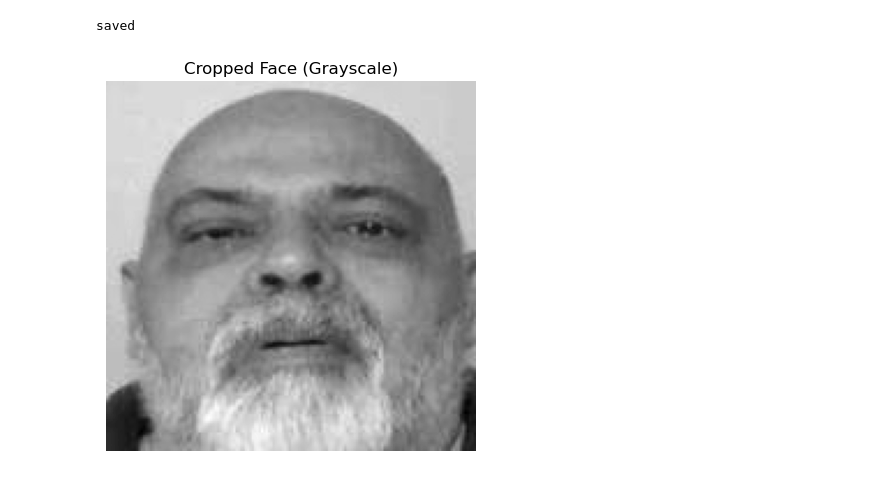
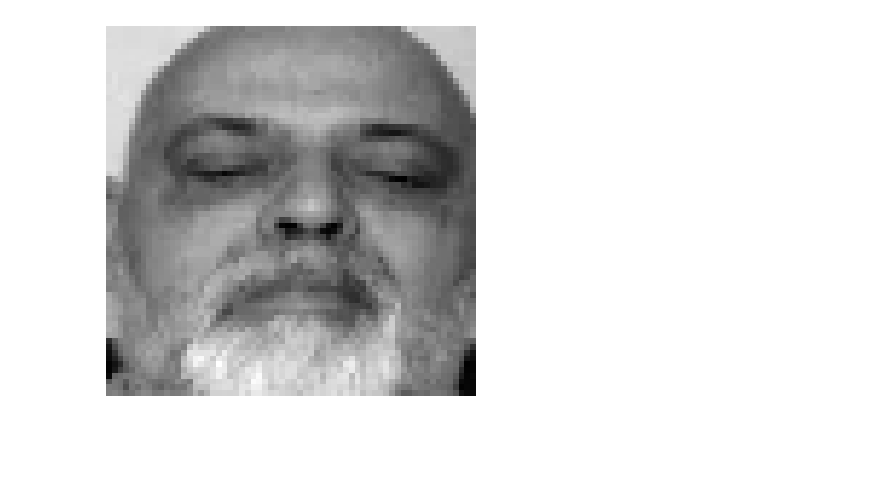
Before and after one commit to shrpatki/CNS_Facial_Stroke_Detection, a Jupyter notebook: facial_stroke.ipynb, the cells around one changed output. Cells and saved outputs as stored; diff of their text form; code cells hidden in the pictures; blank space fills up the shorter version.

```diff
--- a/facial_stroke.ipynb
+++ b/facial_stroke.ipynb
@@ -14,40 +1,33 @@ Models are ready to use
-# %%
-from PIL import Image
-
-imag_path = r"C:\Users\shrpa\Desktop\Stroke_proj\images\OP01_02_DDK_PA_color.avi_253.jpg"
-save_path = r"C:\Users\shrpa\Desktop\Stroke_proj\images\updated_OP01_02_DDK_PA_color.avi_253.jpg"
-
-img = Image.open(imag_path)
-
-img_cropped = mtcnn(img, save_path)
-
-img_embedding = resnet(img_cropped.unsqueeze(0))
-
-resnet.classify = True
-img_probs = resnet(img_cropped.unsqueeze(0))
-
-print("saved")
-# %% [output]
-saved
-# %%
-import matplotlib.pyplot as plt
-import matplotlib.image as mpimg
-import os
-
-if os.path.exists(save_path):
-    img = mpimg.imread(save_path)
-
-    if img.ndim == 3 and img.shape[2] == 3:
-        # Use luminosity method: Y = 0.299 R + 0.587 G + 0.114 B
-        img_gray = img[:, :, 0]*0.299 + img[:, :, 1]*0.587 + img[:, :, 2]*0.114
-    else:
-        img_gray = img  # already grayscale
-
-    plt.imshow(img_gray, cmap='gray')
-    plt.axis('off')
-    plt.title("Cropped Face (Grayscale)")
-    plt.show()
-else:
-    print("File not found at:", save_path)
-# %% [output]
-[figure, removed]
+# %%
+import os
+import cv2
+import numpy as np
+from facenet_pytorch import MTCNN
+from PIL import Image
+import matplotlib.pyplot as plt
+
+mtcnn = MTCNN()
+images = []
+path = r'C:\Users\shrpa\Desktop\Stroke_proj\imagespath'
+
+for image_name in os.listdir(path):
+    image = Image.open(os.path.join(path, image_name)).convert('RGB')
+    image = mtcnn(image)
+
+    if image is not None:
+        image = image.permute(1, 2, 0).numpy()  # Convert torch tensor to numpy array (H, W, C)
+        image = cv2.cvtColor(image, cv2.COLOR_RGB2GRAY)
+        image = cv2.resize(image, (64, 64))
+
+        image = np.float32(image)
+        image = cv2.normalize(image, None, 0, 1.0, cv2.NORM_MINMAX)  # Normalize to [0, 1]
+
+        images.append(image)
+
+images = np.array(images)
+
+plt.imshow(images[0], cmap='gray')
+plt.axis('off')
+plt.show()
+# %% [output]
+[figure, added]
```
Also changed, not shown: parts of 3 cells of this notebook.
